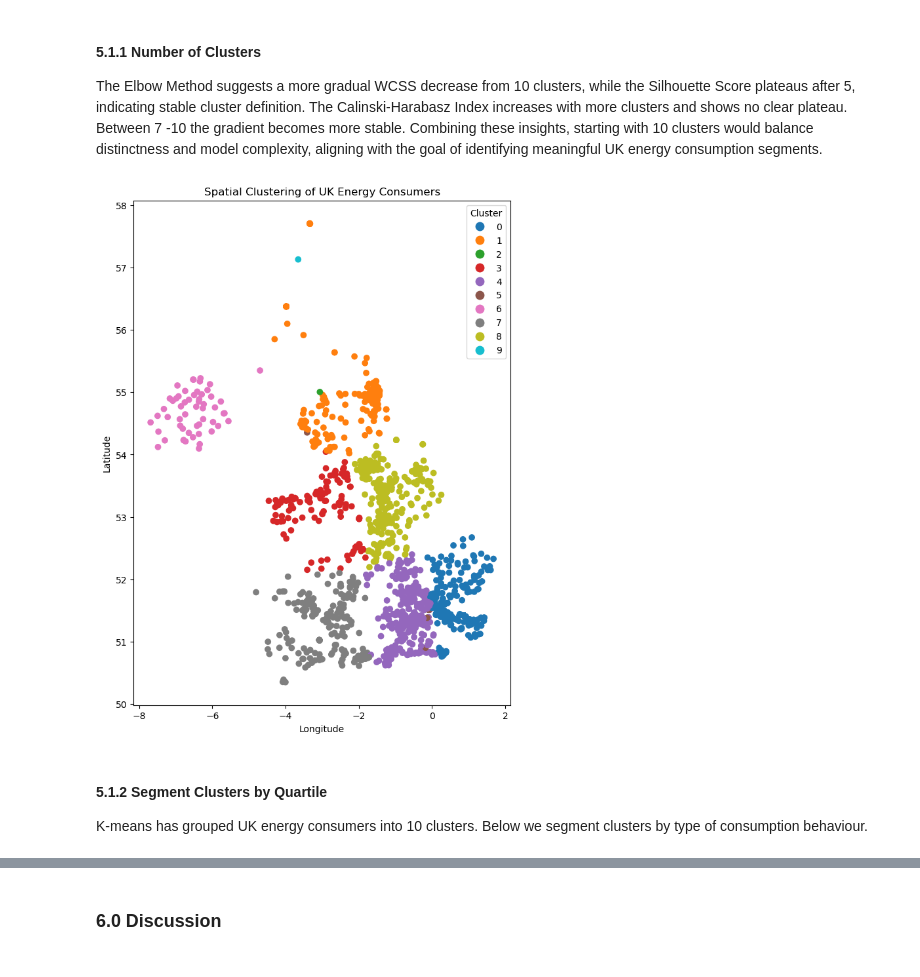
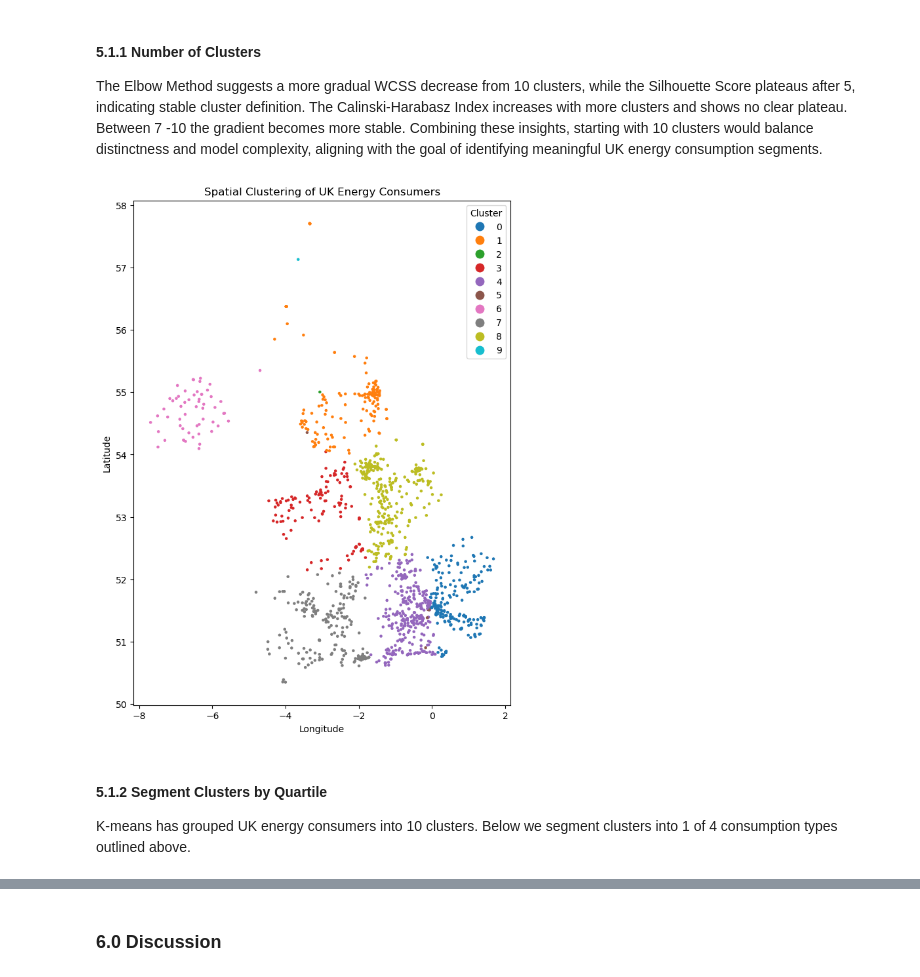
Before and after one commit to NikhilSDesai/SpatialDataScience, a Jupyter notebook: SDS_Analysis/CASA0006_FinalAssignment.ipynb, the cells around one changed output, grey strips where cells are left out. Cells and saved outputs as stored; diff of their text form; code cells hidden in the pictures.

```diff
--- a/SDS_Analysis/CASA0006_FinalAssignment.ipynb
+++ b/SDS_Analysis/CASA0006_FinalAssignment.ipynb
@@ -543,24 +584,24 @@ The Elbow Method suggests a more gradual WCSS decrease from 10 clusters, while t
 # %%
 # 10 clusters
 optimal_clusters = 10
 kmeans = KMeans(n_clusters=optimal_clusters, random_state=0)
 cluster_labels = kmeans.fit_predict(X_scaled)
 
 # cluster labels
 gdf['cluster'] = cluster_labels
 
 fig, ax = plt.subplots(1, 1, figsize=(15, 10))
-gdf.plot(column='cluster', ax=ax, categorical=True, legend=True, legend_kwds={'title': "Cluster"})
+gdf.plot(column='cluster', ax=ax, categorical=True, markersize=5, legend=True, legend_kwds={'title': "Cluster"})
 
 plt.title('Spatial Clustering of UK Energy Consumers')
 plt.xlabel('Longitude')
 plt.ylabel('Latitude')
 plt.show()
 # %% [output]
-[figure, old version]
+[figure, new version]
 # %% [markdown]
 #### 5.1.2 Segment Clusters by Quartile
-K-means has grouped UK energy consumers into 10 clusters. Below we segment clusters by type of consumption behaviour.
+K-means has grouped UK energy consumers into 10 clusters. Below we segment clusters into 1 of 4 consumption types outlined above.
 # %%
 # calc total energy cons.
 gdf['total_energy'] = gdf['n_gas_median_cons_kwh'] + gdf['n_elec_median_cons_kwh']
```
Also changed, not shown: parts of 13 cells of this notebook, 3 other files.
